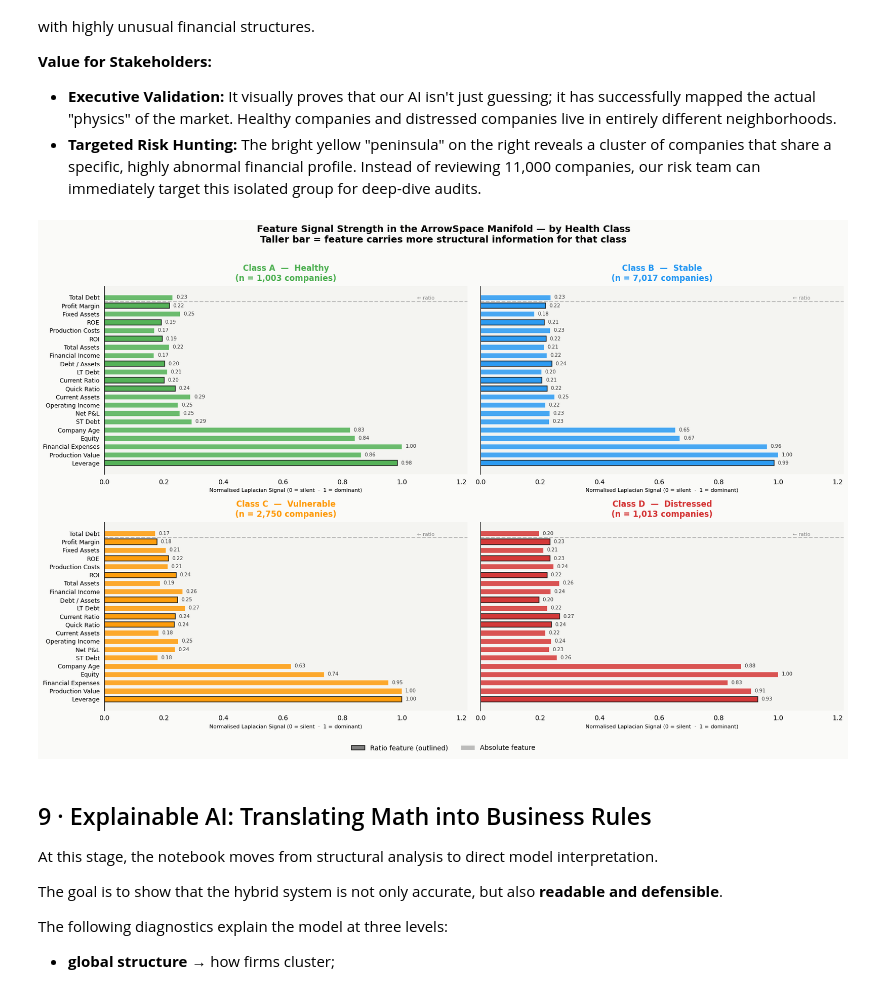
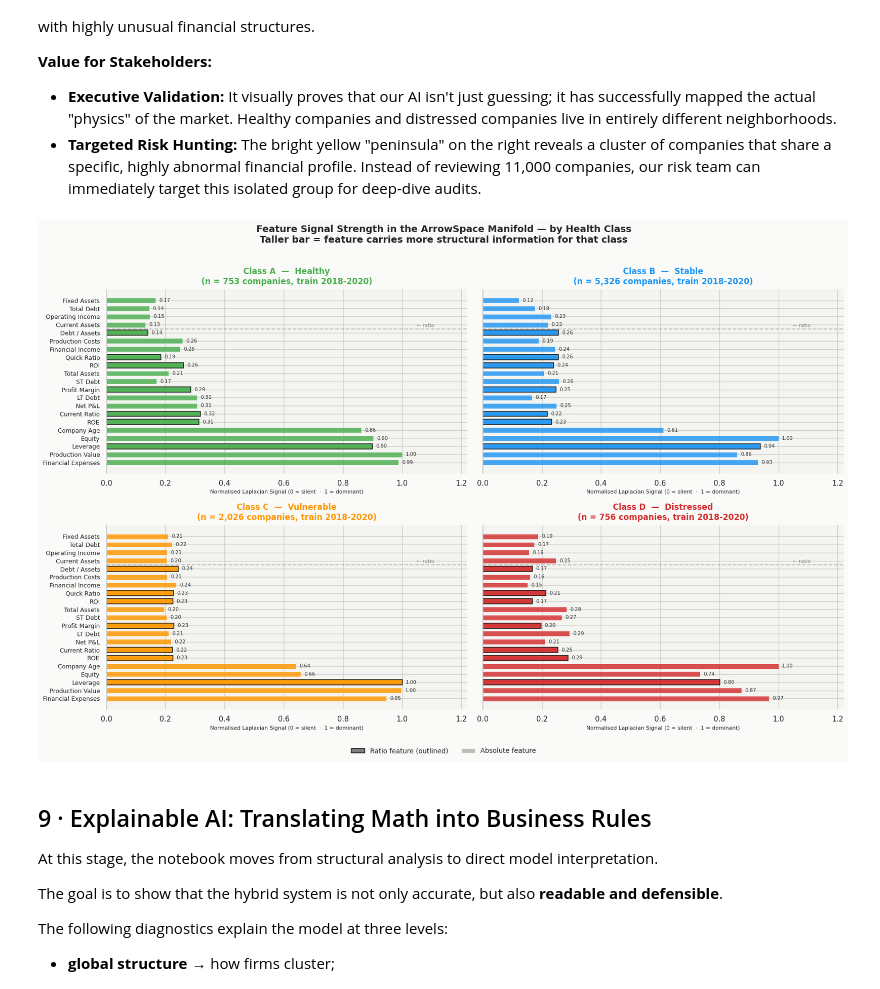
Before and after one commit to LolloPaz/ifc, a Jupyter notebook: 03_rule_spectral_pipeline.ipynb, the cells around one changed output. Drawn from its saved outputs; the diff is of its cells as text; code cells hidden in the pictures.

```diff
--- a/03_rule_spectral_pipeline.ipynb
+++ b/03_rule_spectral_pipeline.ipynb
@@ -1908,8 +1861,7 @@ Anomalies (λ > 2σ): 148 companies
 * **Executive Validation:** It visually proves that our AI isn't just guessing; it has successfully mapped the actual "physics" of the market. Healthy companies and distressed companies live in entirely different neighborhoods.
 * **Targeted Risk Hunting:** The bright yellow "peninsula" on the right reveals a cluster of companies that share a specific, highly abnormal financial profile. Instead of reviewing 11,000 companies, our risk team can immediately target this isolated group for deep-dive audits.
 # %%
-# CELL B  —  "Which features drive the model?" (Laplacian signal strength)
-# Stakeholder-readable: bar chart per class
+# Which features drive the model?
 
 SHORT = {
     'years_in_business':  'Company Age',
@@ -1934,35 +1886,39 @@ SHORT = {
     'debt_to_assets':     'Debt / Assets',
     'profit_margin':      'Profit Margin',
 }
-FEAT_NAMES = list(SHORT.keys())
+FEAT_NAMES  = list(SHORT.keys())
 FEAT_LABELS = list(SHORT.values())
 
-# Build per-class Laplacians (reuse class_laplacians if already in memory)
-if 'class_laplacians' not in dir():
+
+if 'class_laplacians' not in vars():
     class_laplacians = {}
     for cls in CLASS_ORDER:
-        df_cls = df_spec[df_spec[TARGET] == cls].dropna(subset=FEAT_NAMES)
-        X_sc   = StandardScaler().fit_transform(df_cls[FEAT_NAMES].values.astype(np.float64))
+        df_cls = df_spec_tr[df_spec_tr[TARGET] == cls].dropna(subset=FEAT_NAMES)
+        X_sc   = StandardScaler().fit_transform(
+            df_cls[FEAT_NAMES].values.astype(np.float64)
+        )
         _, gl  = ArrowSpaceBuilder().build(GRAPH_PARAMS, X_sc)
         class_laplacians[cls] = gl.to_dense()
 
-# Laplacian diagonal = total "signal load" for each feature
-# Higher diagonal → feature contributes more to the graph structure
+
 diag_by_class = {}
 for cls in CLASS_ORDER:
-    L = class_laplacians[cls]
-    d = np.diag(L)
-    d_norm = d / d.max()                    # normalise 0→1 for comparability
+    L      = class_laplacians[cls]
+    d      = np.diag(L)
+    d_norm = d / d.max()
     diag_by_class[cls] = d_norm
 
-# Sort features by mean signal across classes
+
 mean_signal = np.mean([diag_by_class[c] for c in CLASS_ORDER], axis=0)
-sort_idx    = np.argsort(mean_signal)[::-1]  # descending
+sort_idx    = np.argsort(mean_signal)[::-1]
 
-# Plot
+
 fig, axes = plt.subplots(2, 2, figsize=(17, 11), sharey=True)
 fig.patch.set_facecolor('#fafaf8')
 axes = axes.flatten()
+
+ratio_set = {'ROE', 'ROI', 'Leverage', 'Current Ratio', 'Quick Ratio',
+             'Debt / Assets', 'Profit Margin'}
 
 for ax_i, cls in enumerate(CLASS_ORDER):
     ax    = axes[ax_i]
@@ -1974,57 +1930,58 @@ for ax_i, cls in enumerate(CLASS_ORDER):
                    color=color, alpha=0.82, height=0.65,
                    edgecolor='white', linewidth=0.6)
 
-    # Colour ratio features differently
-    ratio_set = {'ROE','ROI','Leverage','Current Ratio','Quick Ratio',
-                 'Debt / Assets','Profit Margin'}
     for bar, lab in zip(bars, labs):
         if lab in ratio_set:
             bar.set_alpha(0.95)
             bar.set_edgecolor('#111')
             bar.set_linewidth(1.1)
 
-    # Value labels
     for bar, v in zip(bars, vals):
-        ax.text(v + 0.012, bar.get_y() + bar.get_height()/2,
+        ax.text(v + 0.012, bar.get_y() + bar.get_height() / 2,
                 f'{v:.2f}', va='center', fontsize=7.5, color='#333')
 
     ax.set_yticks(range(len(FEAT_NAMES)))
     ax.set_yticklabels(labs, fontsize=9)
     ax.set_xlim(0, 1.22)
+
+
+    n_cls = (df_spec_tr[TARGET] == cls).sum()
     ax.set_title(f'Class {cls}  —  {CLASS_LABELS[cls]}\n'
-                 f'(n = {(df_spec[TARGET]==cls).sum():,} companies)',
+                 f'(n = {n_cls:,} companies, train 2018-2020)',
                  fontsize=12, fontweight='bold', color=color, pad=8)
-    ax.spines[['top','right','bottom']].set_visible(False)
+
+    ax.spines[['top', 'right', 'bottom']].set_visible(False)
     ax.set_facecolor('#f4f4f1')
     ax.tick_params(left=False, bottom=False)
-    ax.set_xlabel('Normalised Laplacian Signal (0 = silent  ·  1 = dominant)', fontsize=8)
+    ax.set_xlabel('Normalised Laplacian Signal (0 = silent  ·  1 = dominant)',
+                  fontsize=8)
 
-    # Divider between ratio and absolute
     ratio_positions = [j for j, l in enumerate(labs) if l in ratio_set]
     if ratio_positions:
         ax.axhline(max(ratio_positions) + 0.5,
                    color='#888', lw=1.5, ls='--', alpha=0.5)
         ax.text(1.05, max(ratio_positions) + 0.6,
                 '← ratio', fontsize=7.5, color='#888', va='bottom')
 
-# Shared legend
 p1 = mpatches.Patch(facecolor='grey', edgecolor='#111', lw=1.1,
                     label='Ratio feature (outlined)')
 p2 = mpatches.Patch(facecolor='grey', alpha=0.5,
                     label='Absolute feature')
 fig.legend(handles=[p1, p2], loc='lower center', ncol=2,
            fontsize=10, frameon=False, bbox_to_anchor=(0.5, 0.0))
 
-fig.suptitle('Feature Signal Strength in the ArrowSpace Manifold — by Health Class\n'
-             'Taller bar = feature carries more structural information for that class',
-             fontsize=14, fontweight='bold', y=1.01)
+fig.suptitle(
+    'Feature Signal Strength in the ArrowSpace Manifold — by Health Class\n'
+    'Taller bar = feature carries more structural information for that class',
+    fontsize=14, fontweight='bold', y=1.01
+)
 
 plt.tight_layout(rect=[0, 0.04, 1, 1])
 plt.savefig('feature_signal_by_class.png', dpi=180, bbox_inches='tight',
             facecolor=fig.get_facecolor())
 plt.show()
 # %% [output]
-[figure, old version]
+[figure, new version]
 # %% [markdown]
  ## 9 · Explainable AI: Translating Math into Business Rules
 
```
Also changed, not shown: parts of 33 cells of this notebook.
